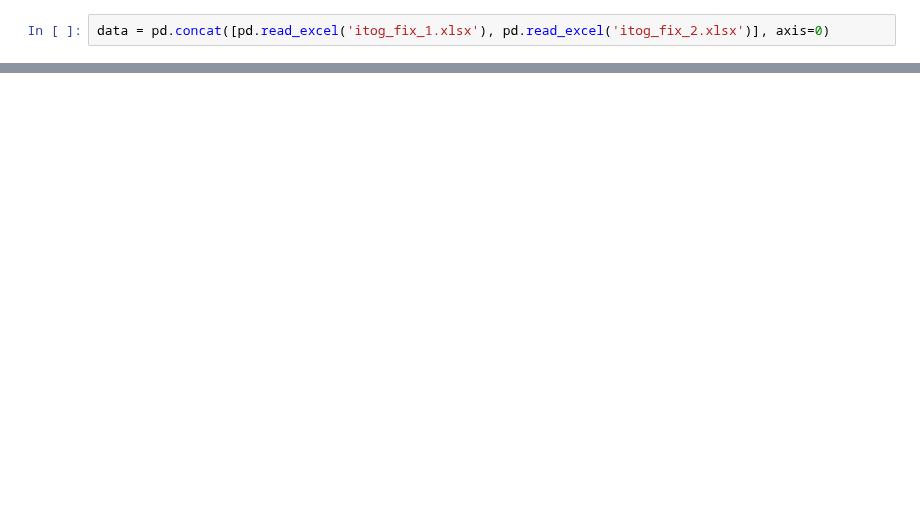
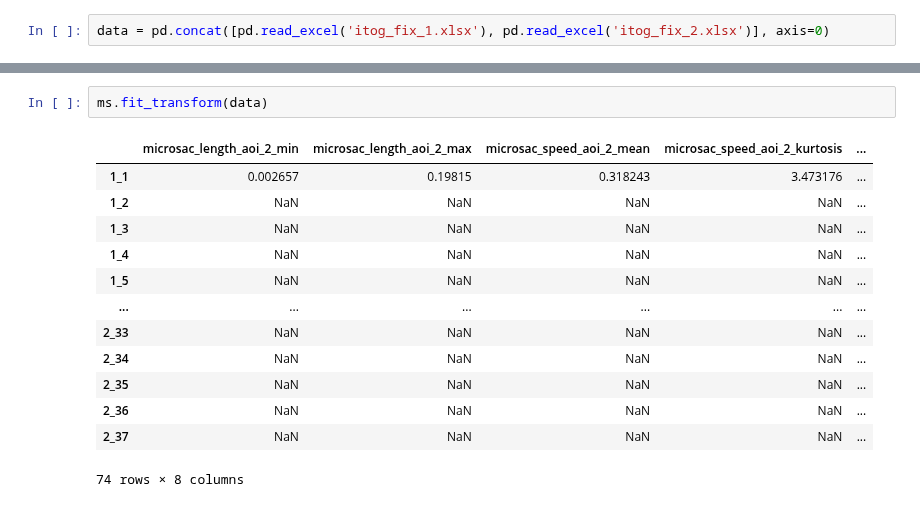
Before and after one commit to hse-scila/EyeFeatures, a Jupyter notebook: eyetracking/features/test_new.ipynb, the cells around one changed output, grey strips where cells are left out. Saved outputs shown, nothing was run; the diff lists cells and outputs as text; blank space fills up the shorter version.

```diff
--- a/eyetracking/features/test_new.ipynb
+++ b/eyetracking/features/test_new.ipynb
@@ -55,3 +137,19 @@ sf.fit_transform(data)
+# %%
+ms.fit_transform(data)
+# %% [output]
+|  | microsac_length_aoi_2_min | microsac_length_aoi_2_max | microsac_speed_aoi_2_mean | microsac_speed_aoi_2_kurtosis | ... |
+| 1_1 | 0.002657 | 0.19815 | 0.318243 | 3.473176 | ... |
+| 1_2 | NaN | NaN | NaN | NaN | ... |
+| 1_3 | NaN | NaN | NaN | NaN | ... |
+| 1_4 | NaN | NaN | NaN | NaN | ... |
+| 1_5 | NaN | NaN | NaN | NaN | ... |
+| ... | ... | ... | ... | ... | ... |
+| 2_33 | NaN | NaN | NaN | NaN | ... |
+| 2_34 | NaN | NaN | NaN | NaN | ... |
+| 2_35 | NaN | NaN | NaN | NaN | ... |
+| 2_36 | NaN | NaN | NaN | NaN | ... |
+| 2_37 | NaN | NaN | NaN | NaN | ... |
+74 rows × 8 columns
 # %%
 extractor.fit_transform(data)
 # %% [output]
```
Also changed, not shown: parts of 8 cells of this notebook, 2 other files.
